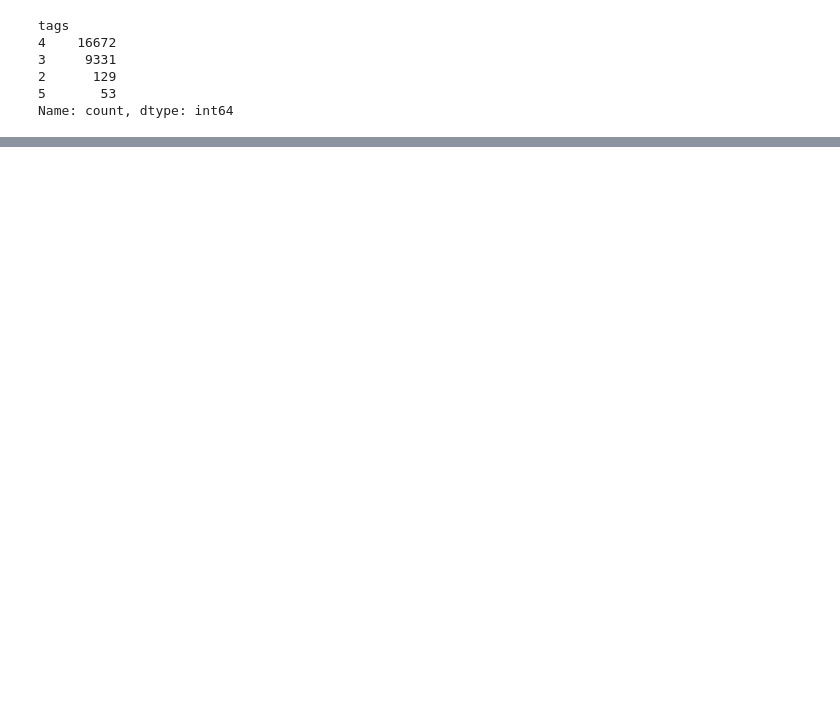
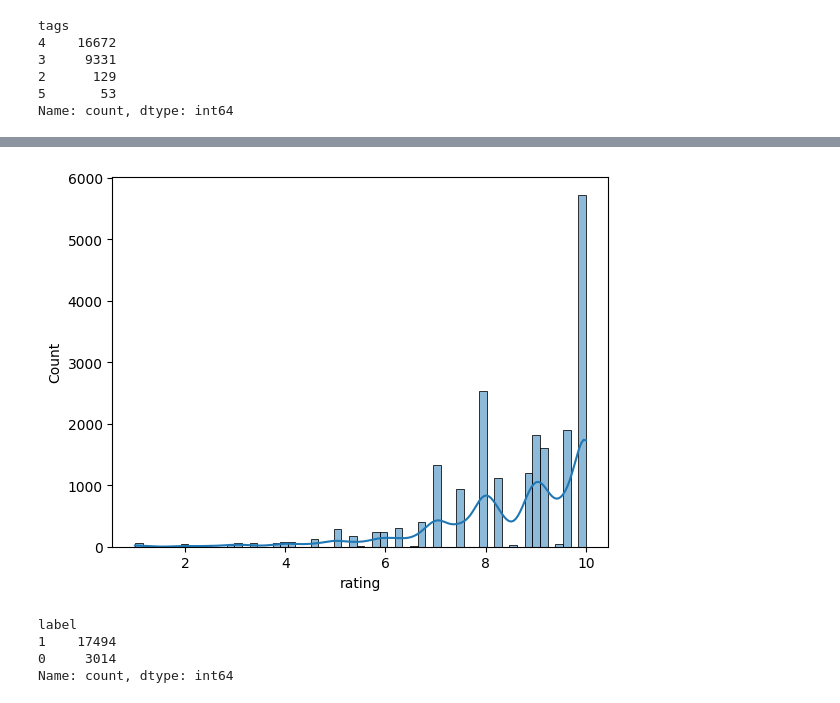
Before and after one commit to Yiannis7918/Hotel-Reviews-Sentiment-Analysis-NLP-Project, a Jupyter notebook: notebooks/Exploratory_Data_Analysis.ipynb, the cells around one changed output, grey strips where cells are left out. Cells and saved outputs as stored; diff of their text form; code cells hidden in the pictures; blank space fills up the shorter version.

```diff
--- a/notebooks/Exploratory_Data_Analysis.ipynb
+++ b/notebooks/Exploratory_Data_Analysis.ipynb
@@ -432,0 +643,13 @@ df.head()
+# %%
+sns.histplot(data=df, x='rating', kde=True)
+plt.show()
+# %% [output]
+[figure, added]
+# %%
+df['label'] = (df['rating'] > 7).astype(int)
+df['label'].value_counts()
+# %% [output]
+label
+1    17494
+0     3014
+Name: count, dtype: int64
```
Also changed, not shown: parts of 60 cells of this notebook, 7 other files.
